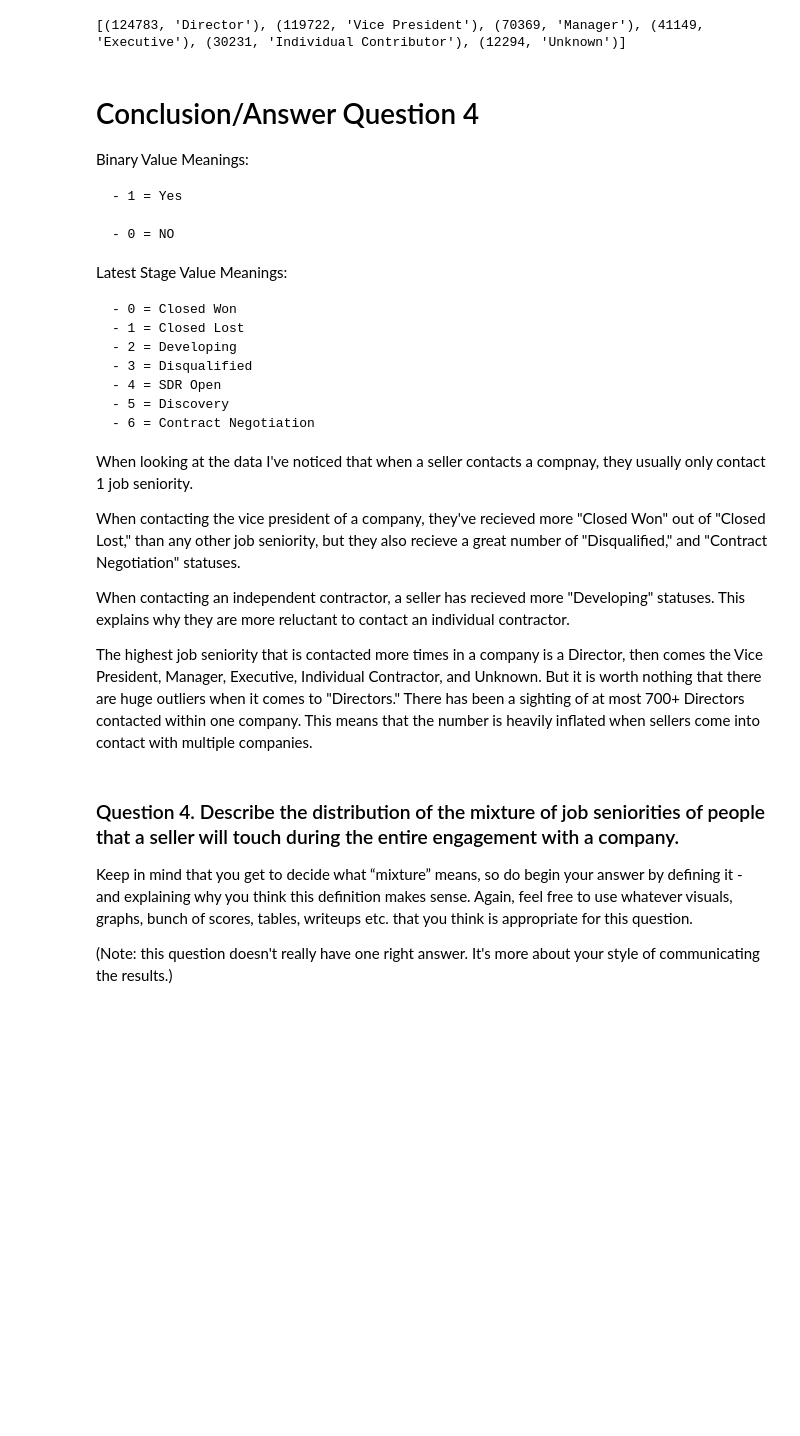
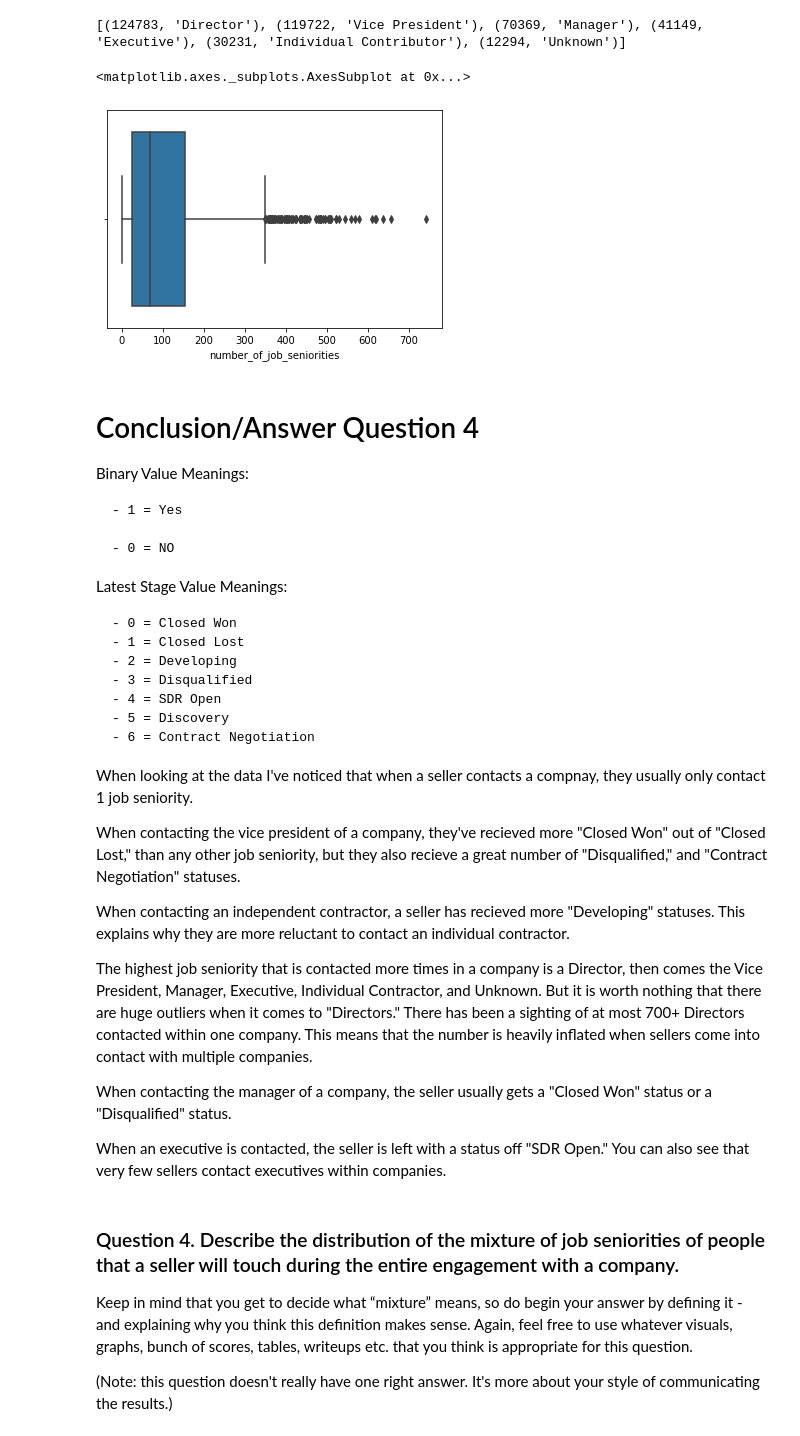
Before and after one commit to jeffersonzaki/datascientist-exercise, a Jupyter notebook: exercise.ipynb, the cells around one changed output. Saved outputs shown, nothing was run; the diff lists cells and outputs as text; code cells hidden in the pictures; blank space fills up the shorter version.

```diff
--- a/exercise.ipynb
+++ b/exercise.ipynb
@@ -422,6 +421,12 @@ ORDER BY COUNT(job_seniority) DESC
 print(cursor.fetchall())
 # %% [output]
 [(124783, 'Director'), (119722, 'Vice President'), (70369, 'Manager'), (41149, 'Executive'), (30231, 'Individual Contributor'), (12294, 'Unknown')]
+# %%
+# Plotting ouliers using a box plot
+sns.boxplot(touch_df["number_of_job_seniorities"])
+# %% [output]
+<matplotlib.axes._subplots.AxesSubplot at 0x...>
+[figure, added]
 # %% [markdown]
 # Conclusion/Answer Question 4
 
@@ -448,6 +453,10 @@ When contacting the vice president of a company, they've recieved more "Closed W
 When contacting an independent contractor, a seller has recieved more "Developing" statuses. This explains why they are more reluctant to contact an individual contractor.
 
 The highest job seniority that is contacted more times in a company is a Director, then comes the Vice President, Manager, Executive, Individual Contractor, and Unknown. But it is worth nothing that there are huge outliers when it comes to "Directors." There has been a sighting of at most 700+ Directors contacted within one company. This means that the number is heavily inflated when sellers come into contact with multiple companies.
+
+When contacting the manager of a company, the seller usually gets a "Closed Won" status or a "Disqualified" status.
+
+When an executive is contacted, the seller is left with a status off "SDR Open." You can also see that very few sellers contact executives within companies.
 # %% [markdown]
 ### Question 4. Describe the distribution of the mixture of job seniorities of people that a seller will touch during the entire engagement with a company.
 Keep in mind that you get to decide what “mixture” means, so do begin your answer by defining it - and explaining why you think this definition makes sense. Again, feel free to use whatever visuals, graphs, bunch of scores, tables, writeups etc. that you think is appropriate for this question.
```
Also changed, not shown: parts of 10 cells of this notebook.
